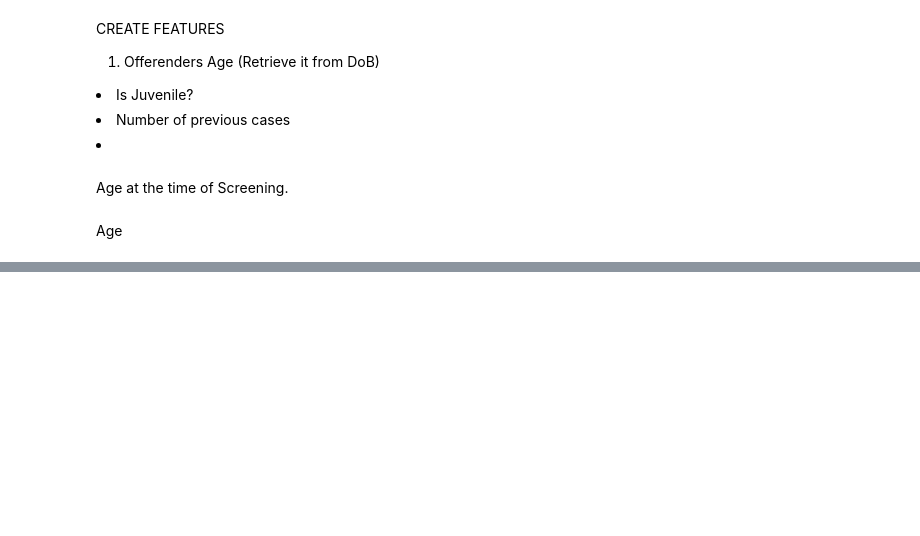
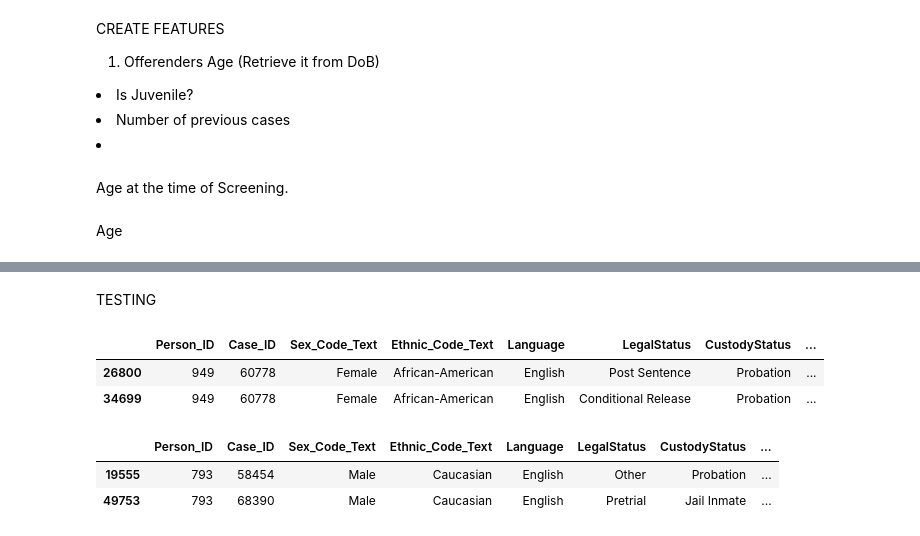
Before and after one commit to kpratikin/Credit-Card-Fraud, a Jupyter notebook: ML_Project.ipynb, the cells around one changed output, grey strips where cells are left out. Saved outputs shown, nothing was run; the diff lists cells and outputs as text; code cells hidden in the pictures; blank space fills up the shorter version.

```diff
--- a/ML_Project.ipynb
+++ b/ML_Project.ipynb
@@ -367,0 +447,15 @@ ValueError: ignored
+# %% [markdown]
+TESTING
+# %%
+df4[df4.Person_ID==949]
+#df4[df4.Person_ID==875]
+# %% [output]
+|  | Person_ID | Case_ID | Sex_Code_Text | Ethnic_Code_Text | Language | LegalStatus | CustodyStatus | ... |
+| 26800 | 949 | 60778 | Female | African-American | English | Post Sentence | Probation | ... |
+| 34699 | 949 | 60778 | Female | African-American | English | Conditional Release | Probation | ... |
+# %%
+df4[df4.Person_ID==793]
+# %% [output]
+|  | Person_ID | Case_ID | Sex_Code_Text | Ethnic_Code_Text | Language | LegalStatus | CustodyStatus | ... |
+| 19555 | 793 | 58454 | Male | Caucasian | English | Other | Probation | ... |
+| 49753 | 793 | 68390 | Male | Caucasian | English | Pretrial | Jail Inmate | ... |
```
Also changed, not shown: parts of 20 cells of this notebook.
